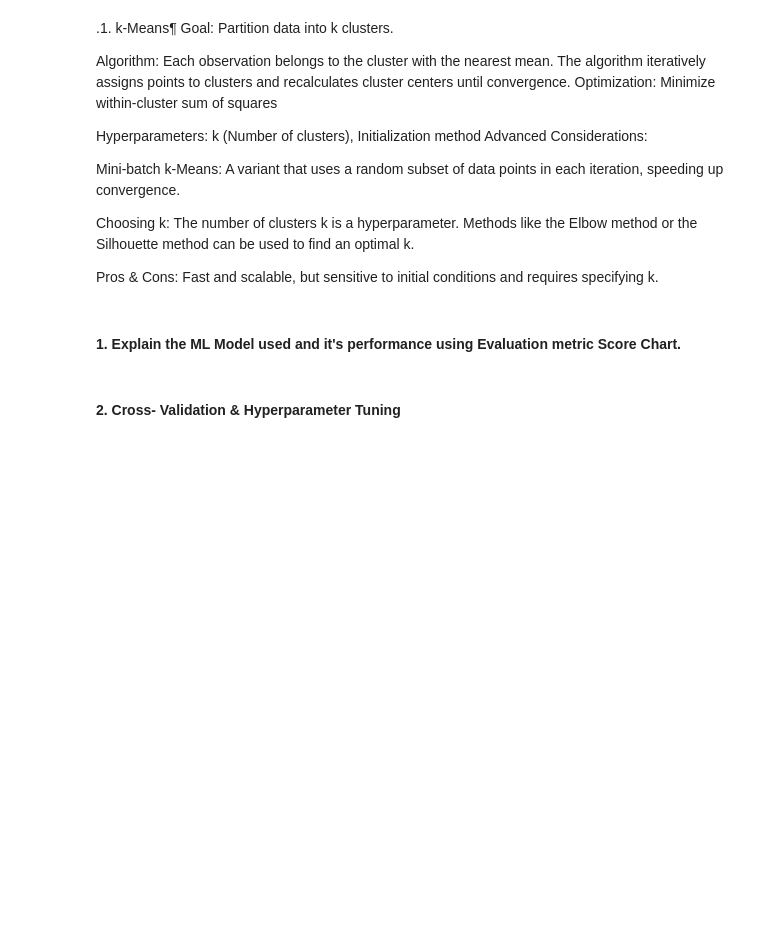
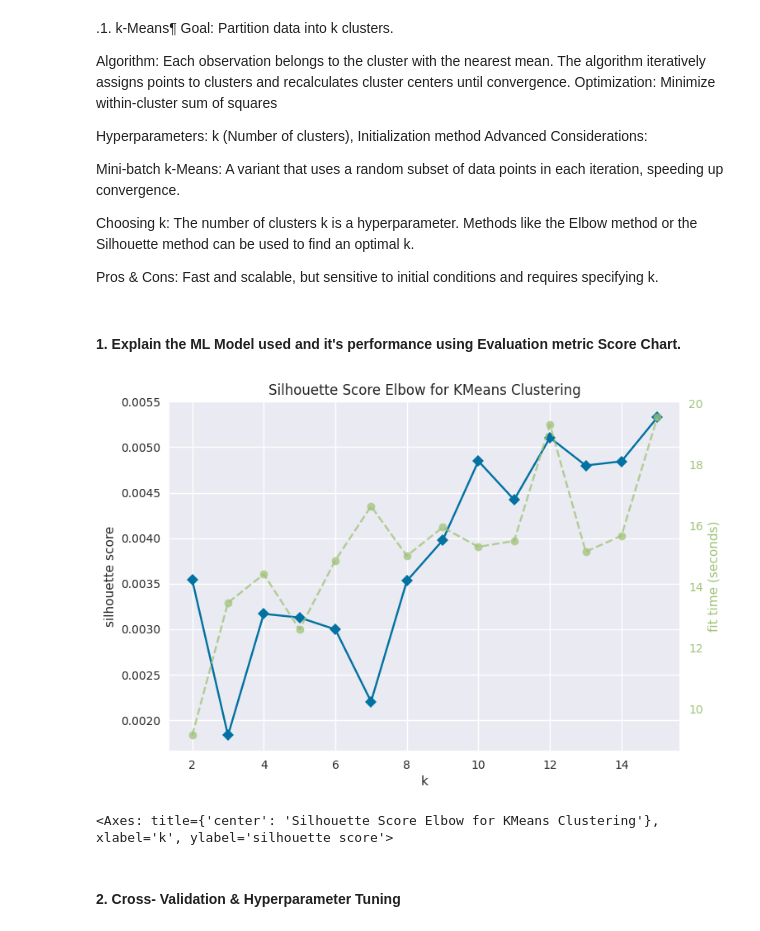
Before and after one commit to vipra88/Movie-ML-NLP-Recommendation-System, a Jupyter notebook: Movie_ML_and_recommedation_project.ipynb, the cells around one changed output. Cells and saved outputs as stored; diff of their text form; code cells hidden in the pictures; blank space fills up the shorter version.

```diff
--- a/Movie_ML_and_recommedation_project.ipynb
+++ b/Movie_ML_and_recommedation_project.ipynb
@@ -1162,4 +1405,10 @@ movies.head()
 # %% [markdown]
 #### 8. Text Normalization
 # %%
+
 # Normalizing Text (i.e., Stemming, Lemmatization etc.)
+# Importing WordNetLemmatizer from nltk module
+from nltk.stem import WordNetLemmatizer
+
+# Creating instance for wordnet
+wordnet  = WordNetLemmatizer()
@@ -1177,0 +1470,14 @@ Answer Here.
+# %%
+
+# Vectorizing Text
+# Importing needed libraries
+from sklearn.feature_extraction.text import TfidfVectorizer
+
+# Creating instance
+tfidfv = TfidfVectorizer(max_features=30000)        # Setting max features as 30000 to avoid RAM explosi
+# %%
+# Fitting on TfidfVectorizer
+x= tfidfv.fit_transform(movies['content_detail'])
+
+# Checking shape of the formed document matrix
+print(x.shape)
@@ -1214,2 +1518,13 @@ Answer Here.
+# %%
+## Now we are passing the argument so that we can capture 95% of variance.
+# Defining instance
+pca_tuned = PCA(n_components=0.95)
+
+# Fitting and transforming the model
+pca_tuned.fit(x.toarray())
+x_transformed = pca_tuned.transform(x.toarray())
+
+# Checking the shape of transformed matrix
+x_transformed.shape
 # %% [markdown]
 ##### Do you think that dimensionality reduction is needed? Explain Why?
@@ -1267,3 +1559,20 @@ Pros & Cons: Fast and scalable, but sensitive to initial conditions and requires
+# %%
+## Determining optimal value of K using KElbowVisualizer
+# Importing needed library
+from sklearn.cluster import KMeans
+from yellowbrick.cluster import KElbowVisualizer
+
+# Instantiate the clustering model and visualizer
+visualizer = KElbowVisualizer(model, k=(2,16), metric='silhouette', timings=True, locate_elbow=False)
+
+# Fit the data to the visualizer
+visualizer.fit(x_transformed)
+
+# Finalize and render the figure
+visualizer.show()
+# %% [output]
+[figure, added]
+<Axes: title={'center': 'Silhouette Score Elbow for KMeans Clustering'}, xlabel='k', ylabel='silhouette score'>
 # %% [markdown]
 #### 2. Cross- Validation & Hyperparameter Tuning
 # %% [markdown]
```
Also changed, not shown: parts of 119 cells of this notebook.
